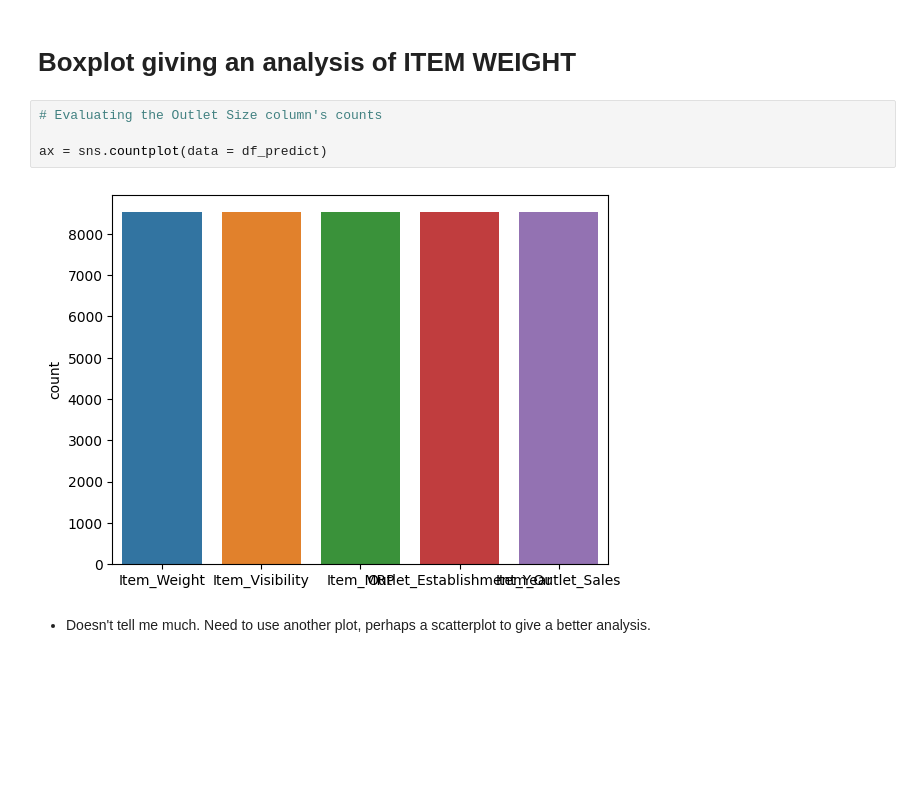
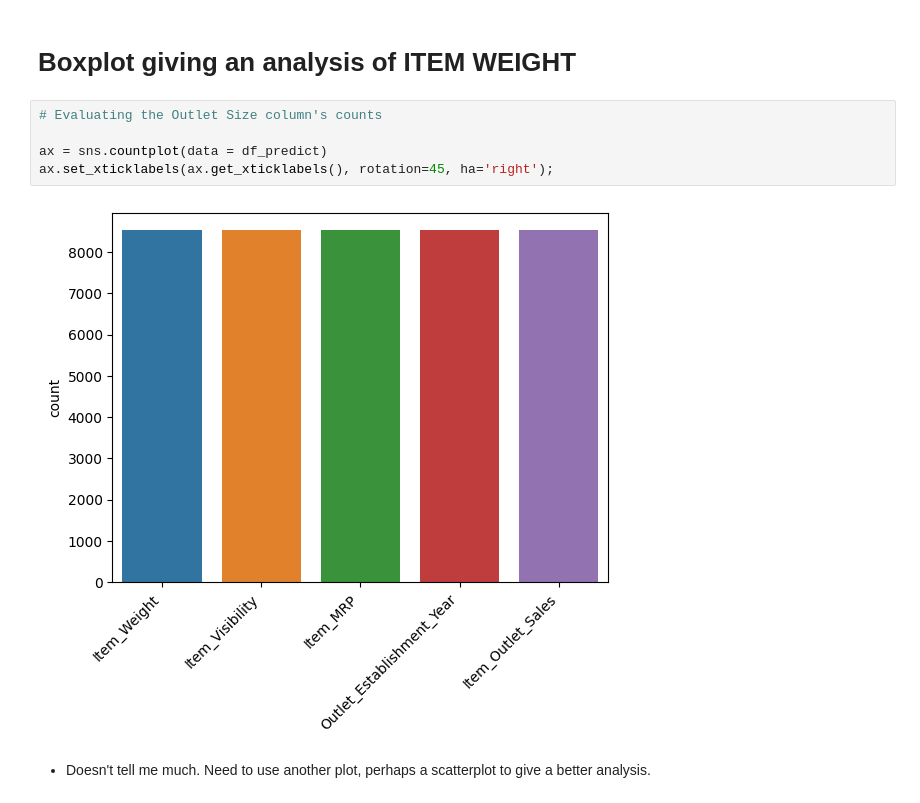
Before and after one commit to coryncates/Prediction-of-Product-Sales, a Jupyter notebook: Copy_of_PredictionOfProdSales.ipynb, the cells around one changed output. Drawn from its saved outputs; the diff is of its cells as text; blank space fills up the shorter version.

```diff
--- a/Copy_of_PredictionOfProdSales.ipynb
+++ b/Copy_of_PredictionOfProdSales.ipynb
@@ -182,9 +182,10 @@ Name: Item_Weight, Length: 415, dtype: int64
 # %%
 # Evaluating the Outlet Size column's counts
 
 ax = sns.countplot(data = df_predict)
+ax.set_xticklabels(ax.get_xticklabels(), rotation=45, ha='right');
 # %% [output]
-[figure, old version]
+[figure, new version]
 # %% [markdown]
 - Doesn't tell me much.  Need to use another plot, perhaps a scatterplot to give a better analysis.
 # %% [markdown]
```
Also changed, not shown: parts of 2 cells of this notebook.
